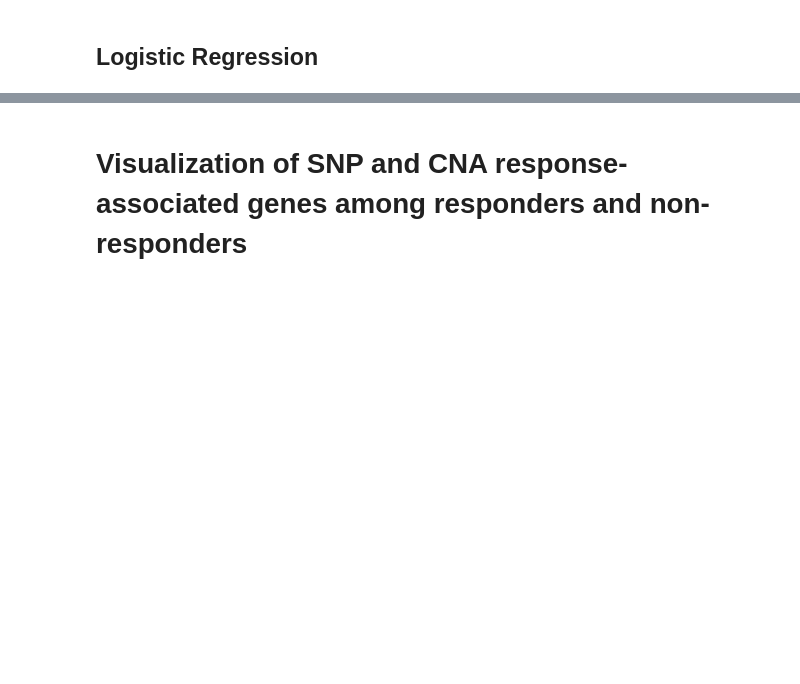
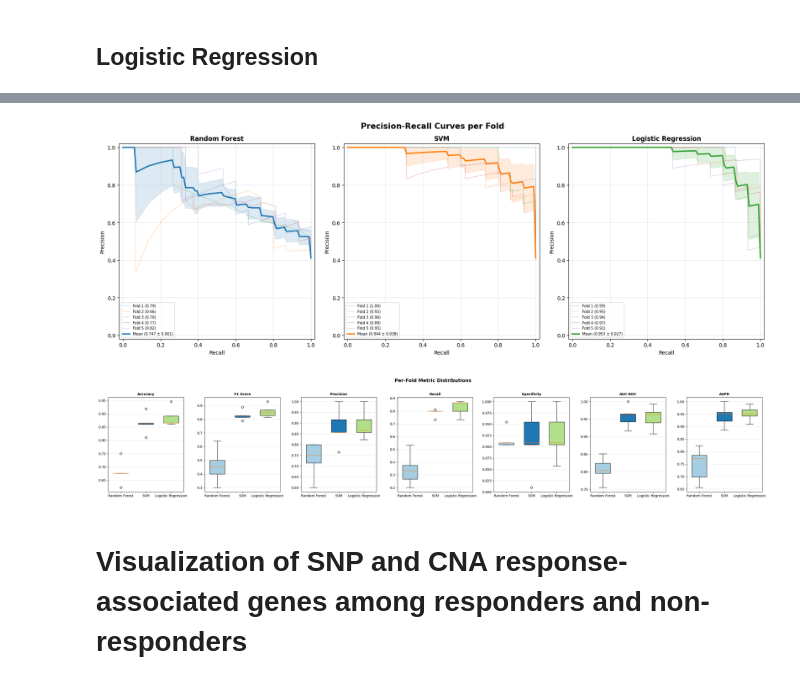
Before and after one commit to ComputationalBiologyLab/Integrative-Multi-omics-Pipeline-for-Analysis-of-Checkpoint-Blockade-Therapy, a Jupyter notebook: Code/MAIN_CODE.ipynb, the cells around one changed output, grey strips where cells are left out. Cells and saved outputs as stored; diff of their text form; code cells hidden in the pictures; blank space fills up the shorter version.

```diff
--- a/Code/MAIN_CODE.ipynb
+++ b/Code/MAIN_CODE.ipynb
@@ -1103,3 +1273,54 @@ Best Parameters: {'C': 10, 'class_weight': None, 'solver': 'liblinear'}
+# %%
+fig, axes = plt.subplots(1, len(clf_names), figsize=(18, 6))
+for col, clf_name in enumerate(clf_names):
+    ax = axes[col]
+    r = results[clf_name]
+    mean_rec = np.linspace(0, 1, 100)
+    precs = []
+    for fold_idx, (rec, prec) in enumerate(r['fold_pr_curves']):
+        aupr_i = r['fold_metrics'][fold_idx]['AUPR']
+        ax.plot(rec, prec, alpha=0.3, linewidth=1, label=f"Fold {fold_idx+1} ({aupr_i:.2f})")
+        precs.append(np.interp(mean_rec, rec[::-1], prec[::-1]))
+    mean_prec = np.mean(precs, axis=0)
+    mean_aupr = r['summary_mean']['AUPR']
+    std_aupr = np.std([f['AUPR'] for f in r['fold_metrics']])
+    ax.plot(mean_rec, mean_prec, color=clf_colors[clf_name], linewidth=2.5,
+            label=f"Mean ({mean_aupr:.3f} \u00b1 {std_aupr:.3f})")
+    std_prec = np.std(precs, axis=0)
+    ax.fill_between(mean_rec, np.clip(mean_prec - std_prec, 0, 1),
+                     np.clip(mean_prec + std_prec, 0, 1),
+                     alpha=0.15, color=clf_colors[clf_name])
+    ax.set_xlim([-0.02, 1.02]); ax.set_ylim([-0.02, 1.02])
+    ax.set_aspect('equal')
+    ax.set_xlabel('Recall'); ax.set_ylabel('Precision')
+    ax.set_title(clf_name, fontsize=12, fontweight='bold')
+    ax.legend(fontsize=7, loc='lower left'); ax.grid(True, alpha=0.3)
+plt.suptitle('Precision-Recall Curves per Fold', fontsize=15, fontweight='bold', y=1.01)
+plt.tight_layout()
+plt.savefig('figures/normalized/pr_curves_per_fold.png', dpi=150, bbox_inches='tight')
+plt.show()
+
+plot_metrics = ['Accuracy', 'F1 Score', 'Precision', 'Recall', 'Specificity', 'AUC-ROC', 'AUPR']
+fig, axes = plt.subplots(1, len(plot_metrics), figsize=(28, 5))
+for i, metric in enumerate(plot_metrics):
+    ax = axes[i]
+    box_data = []
+    for clf_name in clf_names:
+        r = results[clf_name]
+        box_data.append([f[metric] for f in r['fold_metrics']])
+    bp = ax.boxplot(box_data, labels=clf_names, patch_artist=True, widths=0.6)
+    for patch, c in zip(bp['boxes'], ['#a6cee3', '#1f77b4', '#b2df8a']):
+        patch.set_facecolor(c)
+    ax.set_title(metric, fontsize=10, fontweight='bold')
+    ax.tick_params(axis='x', labelsize=10)
+    ax.grid(True, alpha=0.3, axis='y')
+plt.suptitle('Per-Fold Metric Distributions', fontsize=14, fontweight='bold', y=1.02)
+plt.tight_layout()
+plt.savefig('figures/normalized/metric_boxplots.png', dpi=150, bbox_inches='tight')
+plt.show()
+# %% [output]
+[figure, added]
+[figure, added]
 # %% [markdown]
 # **Visualization of SNP and CNA response-associated genes among responders and non-responders**
 # %%
```
Also changed, not shown: parts of 20 cells of this notebook, 3 other files.
